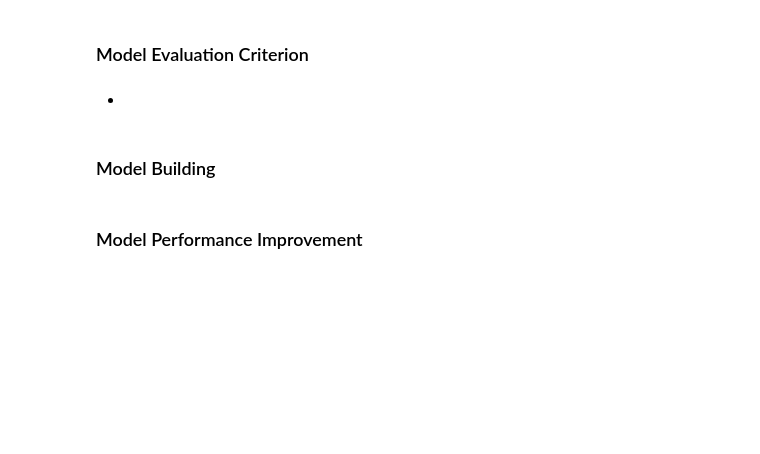
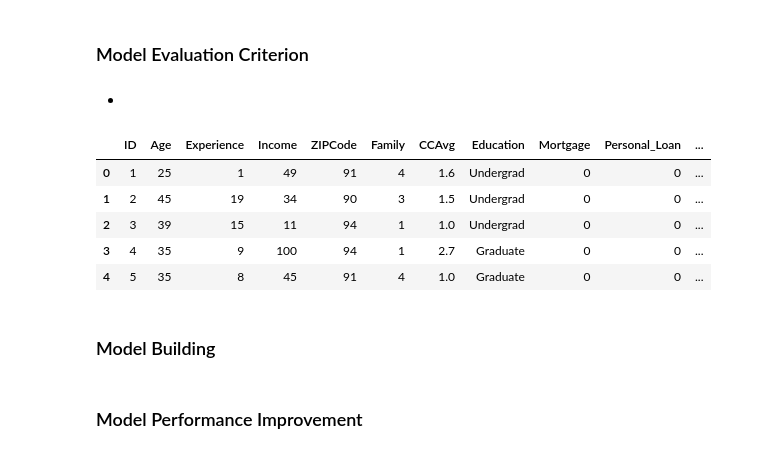
Before and after one commit to lhughey/AIML_Course, a Jupyter notebook: CaseStudy2 - Personal Loan Campaign/AIML_ML_Project_full_code_notebook.ipynb, the cells around one changed output. Drawn from its saved outputs; the diff is of its cells as text; code cells hidden in the pictures; blank space fills up the shorter version.

```diff
--- a/CaseStudy2 - Personal Loan Campaign/AIML_ML_Project_full_code_notebook.ipynb
+++ b/CaseStudy2 - Personal Loan Campaign/AIML_ML_Project_full_code_notebook.ipynb
@@ -338,3 +336,12 @@ Index: []
 | 50% | 2502.000000 | 45.000000 | 20.000000 | 61.000000 | 93437.000000 | 2.000000 | 1.500000 | 2.000000 | 0.000000 | 0.000000 | ... |
 | 75% | 3756.000000 | 55.000000 | 30.000000 | 91.000000 | 94608.000000 | 3.000000 | 2.500000 | 3.000000 | 81.000000 | 0.000000 | ... |
 | max | 5000.000000 | 67.000000 | 43.000000 | 224.000000 | 96651.000000 | 4.000000 | 10.000000 | 3.000000 | 252.000000 | 1.000000 | ... |
+# %%
+#determine datatype of ZIPCode
+print(dataCleaned['ZIPCode'].dtype)
+
+#set ZipCode to 2 number length to reduce the number of unique values
+dataCleaned.loc[:, 'ZIPCode'] = dataCleaned['ZIPCode'].astype(str).str[:2]
+
+dataCleaned.head()
+dataCleaned['ZIPCode'].value_counts()
@@ -347,3 +390,24 @@ Index: []
+# %%
+# defining the explanatory (independent) and response (dependent) variables
+X = dataCleaned.drop(["Personal_Loan"], axis=1)
+y = dataCleaned["Personal_Loan"]
+
+#set categorial columns names into an array
+cat_cols = ["Education", "Personal_Loan", "Securities_Account", "CD_Account", "Online", "CreditCard", "ZIPCode"]
+
+#ignore inplace errors
+pd.options.mode.chained_assignment = None
+
+dataCleaned[cat_cols] = dataCleaned[cat_cols].astype("category")
+
+dataCleaned.head()
+# %% [output]
+|  | ID | Age | Experience | Income | ZIPCode | Family | CCAvg | Education | Mortgage | Personal_Loan | ... |
+| 0 | 1 | 25 | 1 | 49 | 91 | 4 | 1.6 | Undergrad | 0 | 0 | ... |
+| 1 | 2 | 45 | 19 | 34 | 90 | 3 | 1.5 | Undergrad | 0 | 0 | ... |
+| 2 | 3 | 39 | 15 | 11 | 94 | 1 | 1.0 | Undergrad | 0 | 0 | ... |
+| 3 | 4 | 35 | 9 | 100 | 94 | 1 | 2.7 | Graduate | 0 | 0 | ... |
+| 4 | 5 | 35 | 8 | 45 | 91 | 4 | 1.0 | Graduate | 0 | 0 | ... |
 # %% [markdown]
 ### Model Building
 # %% [markdown]
```
Also changed, not shown: parts of 4 cells of this notebook.
